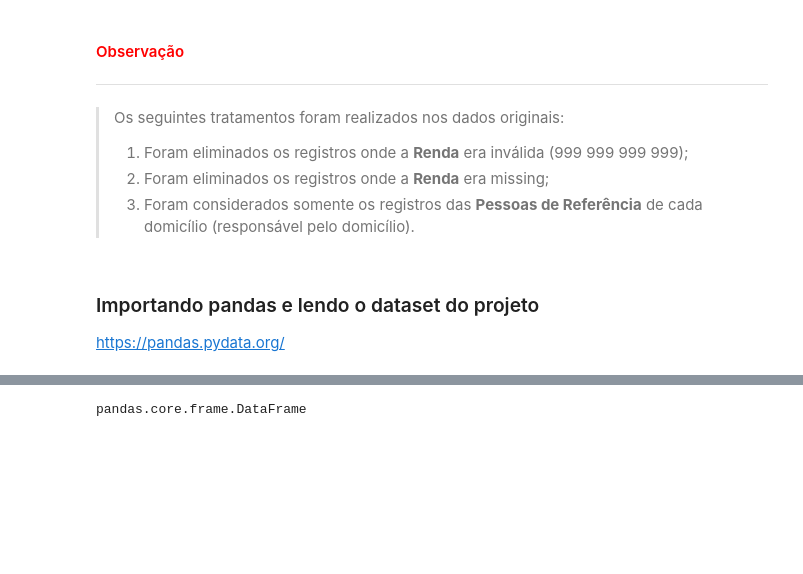
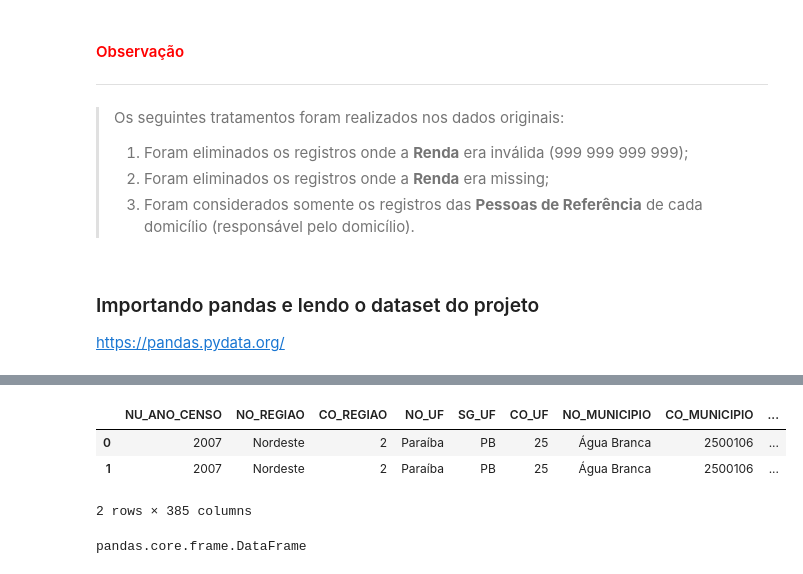
Before and after one commit to rivaldo/estatistica_basica_revisao, a Jupyter notebook: Curso de Estatística/Curso_de_Estatística_Parte_1.ipynb, the cells around one changed output, grey strips where cells are left out. Cells and saved outputs as stored; diff of their text form; code cells hidden in the pictures; blank space fills up the shorter version.

```diff
--- a/Curso de Estatística/Curso_de_Estatística_Parte_1.ipynb
+++ b/Curso de Estatística/Curso_de_Estatística_Parte_1.ipynb
@@ -136 +129,10 @@ dados.head()
+# %%
+dados_censo = pd.read_csv('./censo_estadual_2007_a_2022.csv', delimiter=',', encoding='latin-1', low_memory=False)
+dados_censo.drop(columns='Unnamed: 0', inplace=True)
+dados_censo.head(2)
+# %% [output]
+|  | NU_ANO_CENSO | NO_REGIAO | CO_REGIAO | NO_UF | SG_UF | CO_UF | NO_MUNICIPIO | CO_MUNICIPIO | ... |
+| 0 | 2007 | Nordeste | 2 | Paraíba | PB | 25 | Água Branca | 2500106 | ... |
+| 1 | 2007 | Nordeste | 2 | Paraíba | PB | 25 | Água Branca | 2500106 | ... |
+2 rows × 385 columns
 # %%
```
Also changed, not shown: parts of 6 cells of this notebook, 2 other files.
